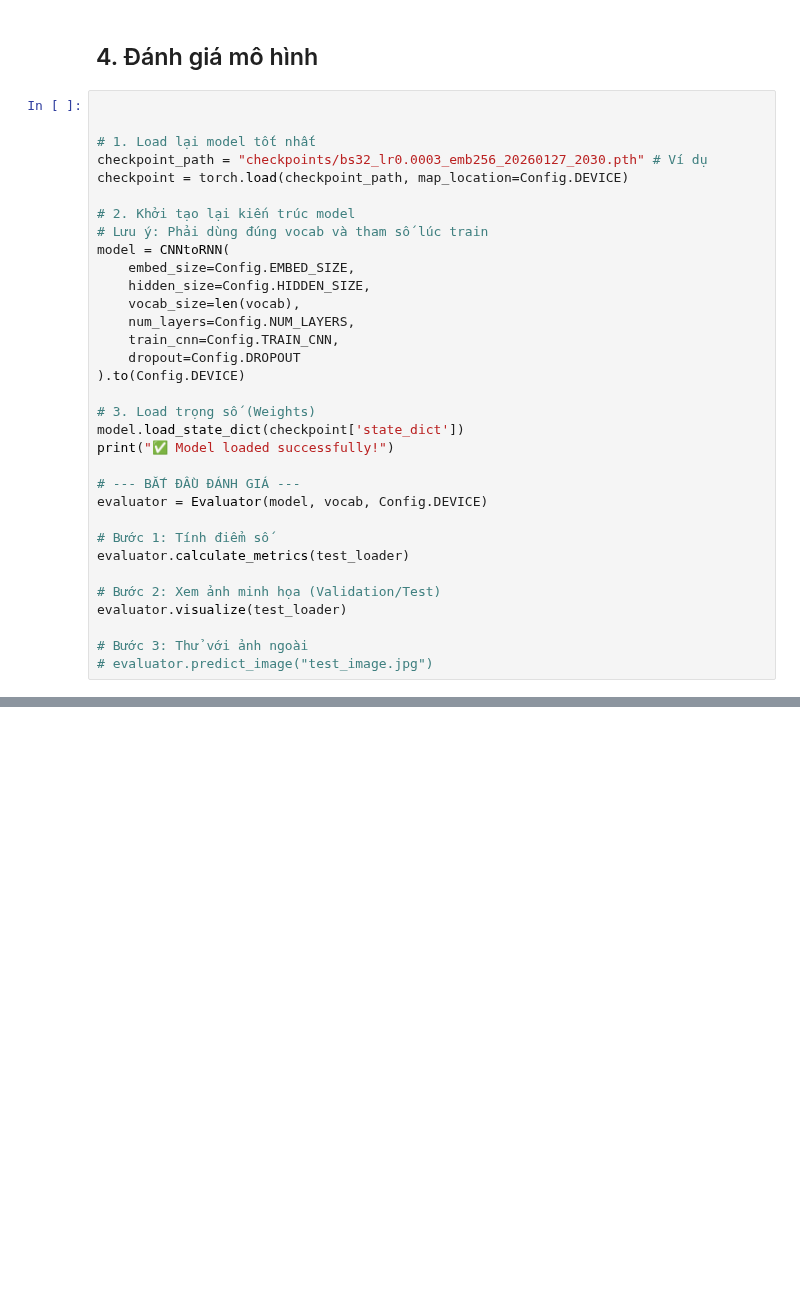
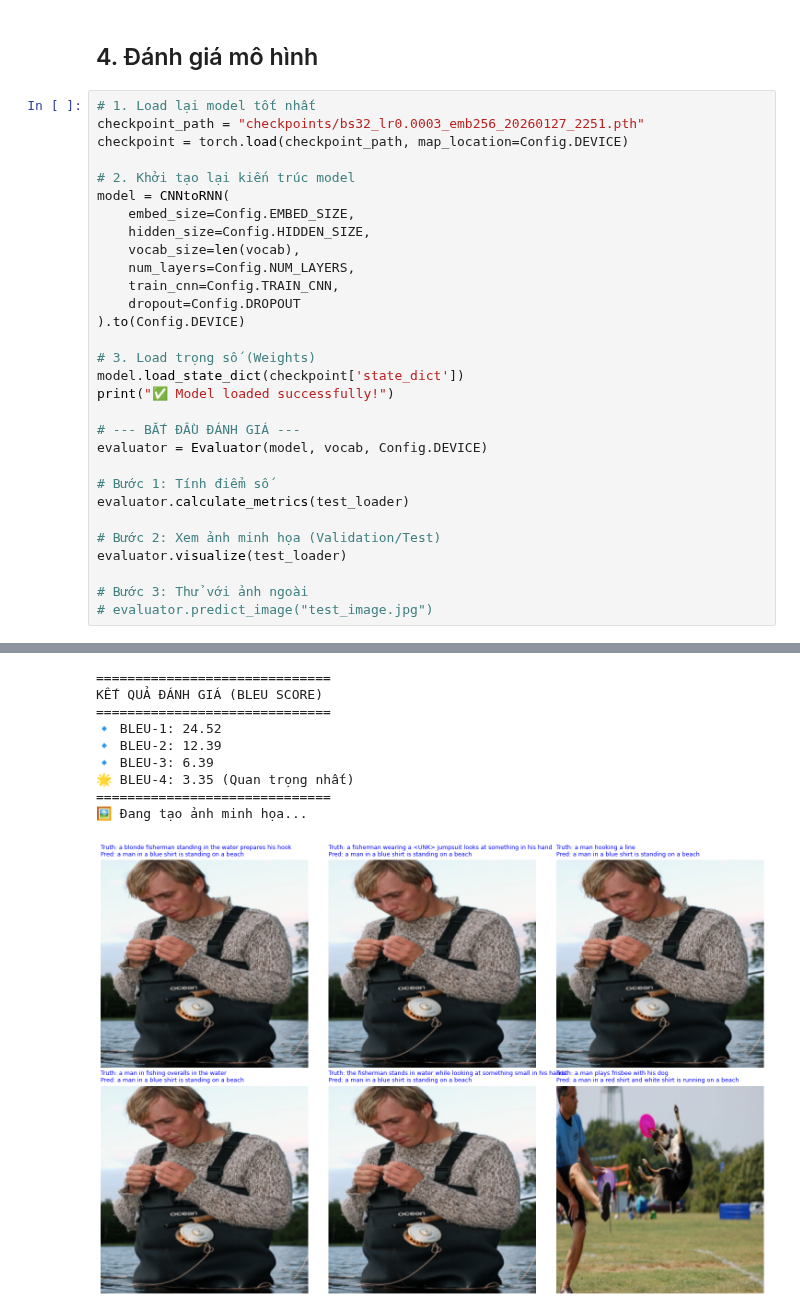
Before and after one commit to hauuto/image-captioning-mini, a Jupyter notebook: notebooks/Week_01_02.ipynb, the cells around one changed output, grey strips where cells are left out. Cells and saved outputs as stored; diff of their text form; blank space fills up the shorter version.

```diff
--- a/notebooks/Week_01_02.ipynb
+++ b/notebooks/Week_01_02.ipynb
@@ -171,14 +192,11 @@ Epoch [1/10]
 # %% [markdown]
 ## 4. Đánh giá mô hình
 # %%
-
-
 # 1. Load lại model tốt nhất
-checkpoint_path = "checkpoints/bs32_lr0.0003_emb256_20260127_2030.pth" # Ví dụ
+checkpoint_path = "checkpoints/bs32_lr0.0003_emb256_20260127_2251.pth"
 checkpoint = torch.load(checkpoint_path, map_location=Config.DEVICE)
 
 # 2. Khởi tạo lại kiến trúc model
-# Lưu ý: Phải dùng đúng vocab và tham số lúc train
 model = CNNtoRNN(
     embed_size=Config.EMBED_SIZE,
     hidden_size=Config.HIDDEN_SIZE,
@@ -203,3 +221,4 @@ evaluator.visualize(test_loader)
 
 # Bước 3: Thử với ảnh ngoài
 # evaluator.predict_image("test_image.jpg")
+# %% [output]
@@ -205,0 +227,10 @@ evaluator.visualize(test_loader)
+==============================
+KẾT QUẢ ĐÁNH GIÁ (BLEU SCORE)
+==============================
+🔹 BLEU-1: 24.52
+🔹 BLEU-2: 12.39
+🔹 BLEU-3: 6.39
+🌟 BLEU-4: 3.35 (Quan trọng nhất)
+==============================
+🖼️ Đang tạo ảnh minh họa...
+[figure, added]
```
Also changed, not shown: parts of 10 cells of this notebook, 5 other files.
